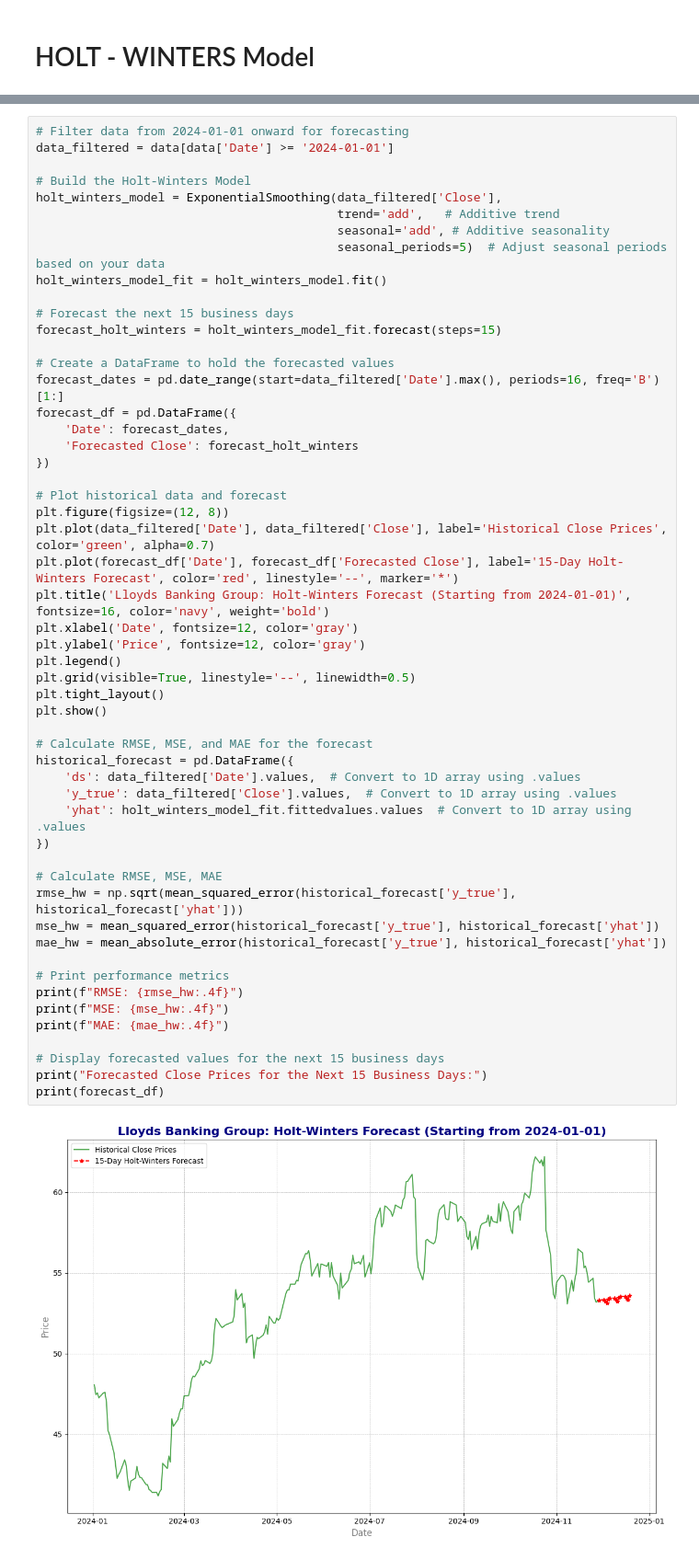
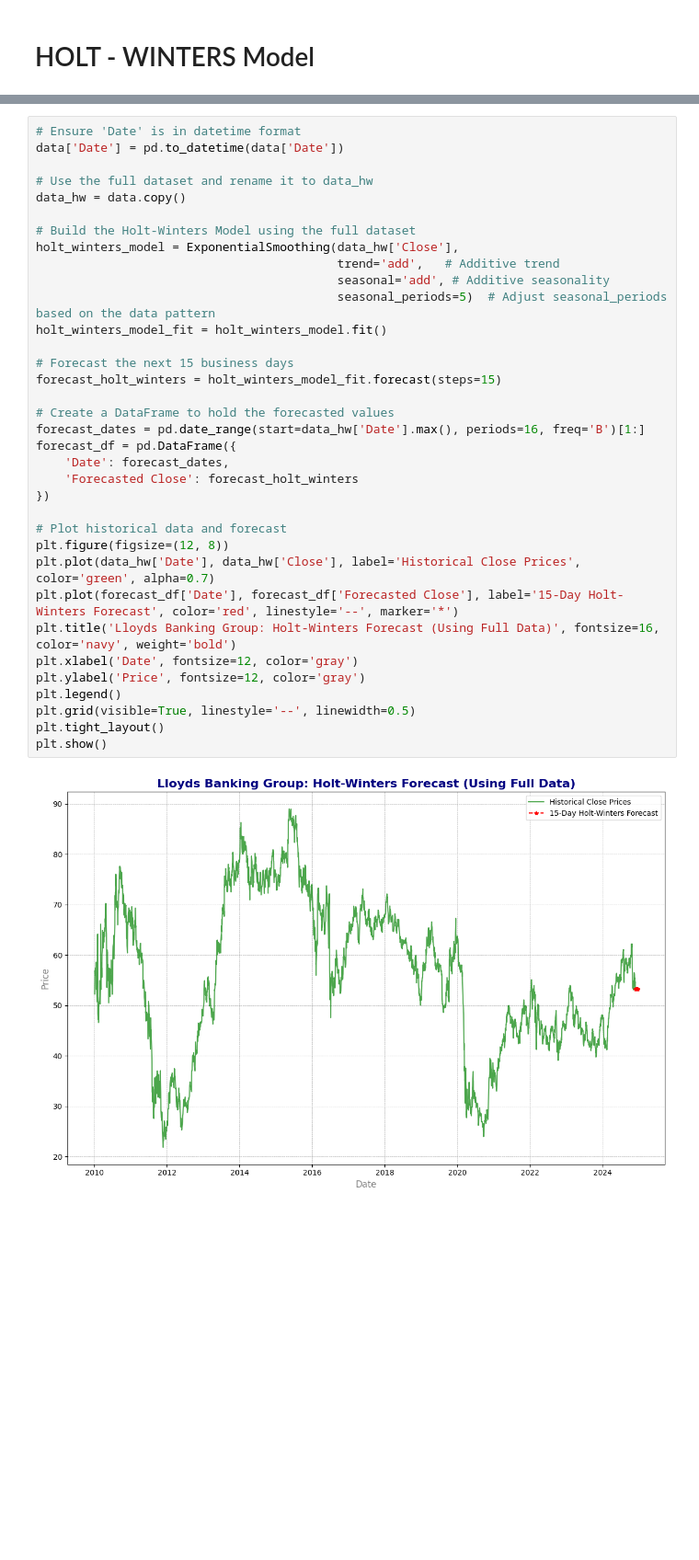
Before and after one commit to Dhavalkumar510/Final_Year_Project_UH, a Jupyter notebook: Final_Year_Project_UH.ipynb, the cells around one changed output, grey strips where cells are left out. Shown at 92% size. Cells and saved outputs as stored; diff of their text form; blank space fills up the shorter version.

```diff
--- a/Final_Year_Project_UH.ipynb
+++ b/Final_Year_Project_UH.ipynb
@@ -779,55 +774,37 @@ data['Date'] = pd.to_datetime(data['Date'], format='%d-%m-%Y')
 # %%
-# Filter data from 2024-01-01 onward for forecasting
-data_filtered = data[data['Date'] >= '2024-01-01']
+# Ensure 'Date' is in datetime format
+data['Date'] = pd.to_datetime(data['Date'])
 
-# Build the Holt-Winters Model
-holt_winters_model = ExponentialSmoothing(data_filtered['Close'],
+# Use the full dataset and rename it to data_hw
+data_hw = data.copy()
+
+# Build the Holt-Winters Model using the full dataset
+holt_winters_model = ExponentialSmoothing(data_hw['Close'],
                                           trend='add',   # Additive trend
                                           seasonal='add', # Additive seasonality
-                                          seasonal_periods=5)  # Adjust seasonal periods based on your data
+                                          seasonal_periods=5)  # Adjust seasonal_periods based on the data pattern
 holt_winters_model_fit = holt_winters_model.fit()
 
 # Forecast the next 15 business days
 forecast_holt_winters = holt_winters_model_fit.forecast(steps=15)
 
 # Create a DataFrame to hold the forecasted values
-forecast_dates = pd.date_range(start=data_filtered['Date'].max(), periods=16, freq='B')[1:]
+forecast_dates = pd.date_range(start=data_hw['Date'].max(), periods=16, freq='B')[1:]
 forecast_df = pd.DataFrame({
     'Date': forecast_dates,
     'Forecasted Close': forecast_holt_winters
 })
 
 # Plot historical data and forecast
 plt.figure(figsize=(12, 8))
-plt.plot(data_filtered['Date'], data_filtered['Close'], label='Historical Close Prices', color='green', alpha=0.7)
+plt.plot(data_hw['Date'], data_hw['Close'], label='Historical Close Prices', color='green', alpha=0.7)
 plt.plot(forecast_df['Date'], forecast_df['Forecasted Close'], label='15-Day Holt-Winters Forecast', color='red', linestyle='--', marker='*')
-plt.title('Lloyds Banking Group: Holt-Winters Forecast (Starting from 2024-01-01)', fontsize=16, color='navy', weight='bold')
+plt.title('Lloyds Banking Group: Holt-Winters Forecast (Using Full Data)', fontsize=16, color='navy', weight='bold')
 plt.xlabel('Date', fontsize=12, color='gray')
 plt.ylabel('Price', fontsize=12, color='gray')
 plt.legend()
 plt.grid(visible=True, linestyle='--', linewidth=0.5)
 plt.tight_layout()
 plt.show()
-
-# Calculate RMSE, MSE, and MAE for the forecast
-historical_forecast = pd.DataFrame({
-    'ds': data_filtered['Date'].values,  # Convert to 1D array using .values
-    'y_true': data_filtered['Close'].values,  # Convert to 1D array using .values
-    'yhat': holt_winters_model_fit.fittedvalues.values  # Convert to 1D array using .values
-})
-
-# Calculate RMSE, MSE, MAE
-rmse_hw = np.sqrt(mean_squared_error(historical_forecast['y_true'], historical_forecast['yhat']))
-mse_hw = mean_squared_error(historical_forecast['y_true'], historical_forecast['yhat'])
-mae_hw = mean_absolute_error(historical_forecast['y_true'], historical_forecast['yhat'])
-
-# Print performance metrics
-print(f"RMSE: {rmse_hw:.4f}")
-print(f"MSE: {mse_hw:.4f}")
-print(f"MAE: {mae_hw:.4f}")
-
-# Display forecasted values for the next 15 business days
-print("Forecasted Close Prices for the Next 15 Business Days:")
-print(forecast_df)
 # %% [output]
-[figure, old version]
+[figure, new version]
```
Also changed, not shown: parts of 20 cells of this notebook.
